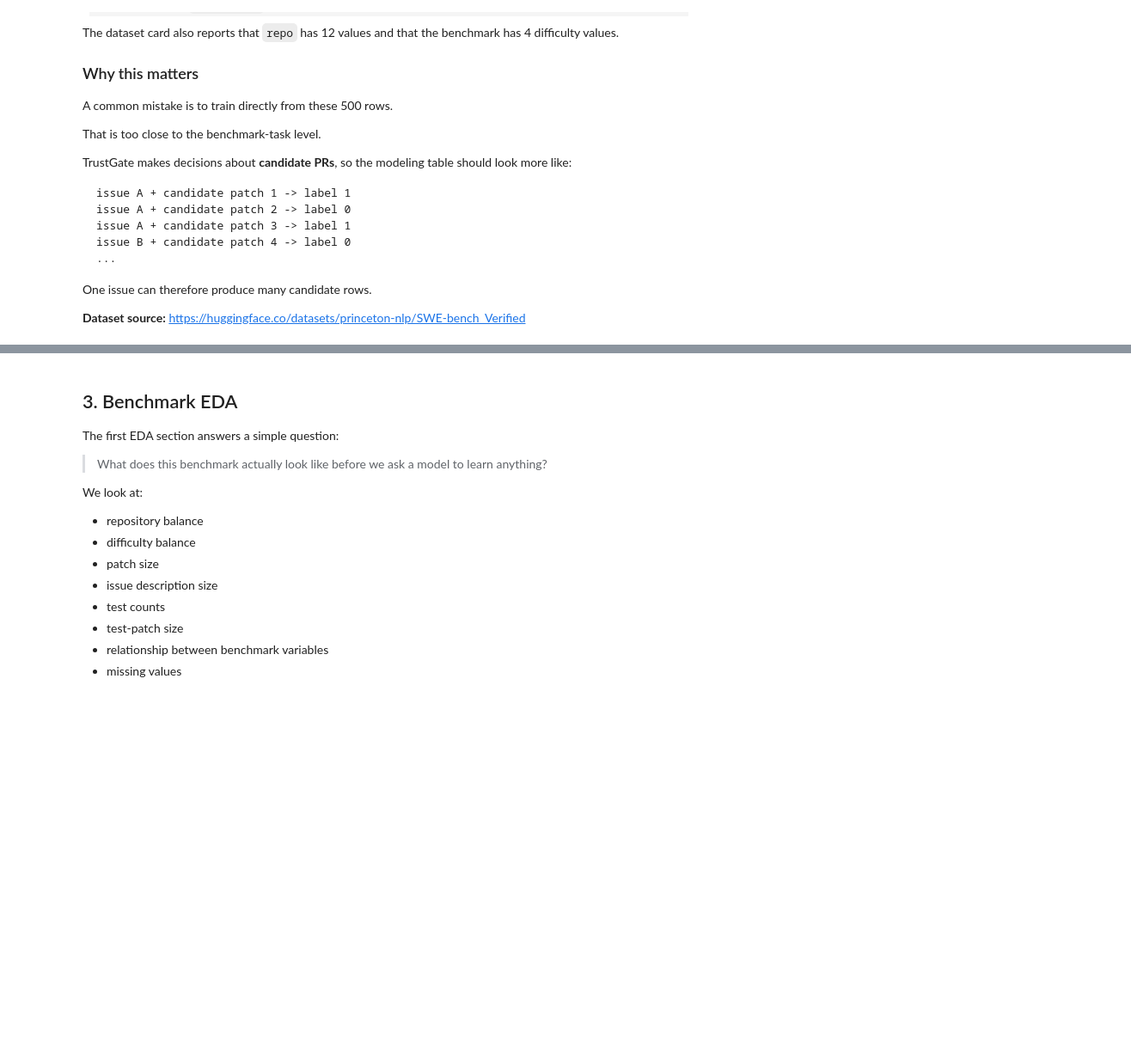
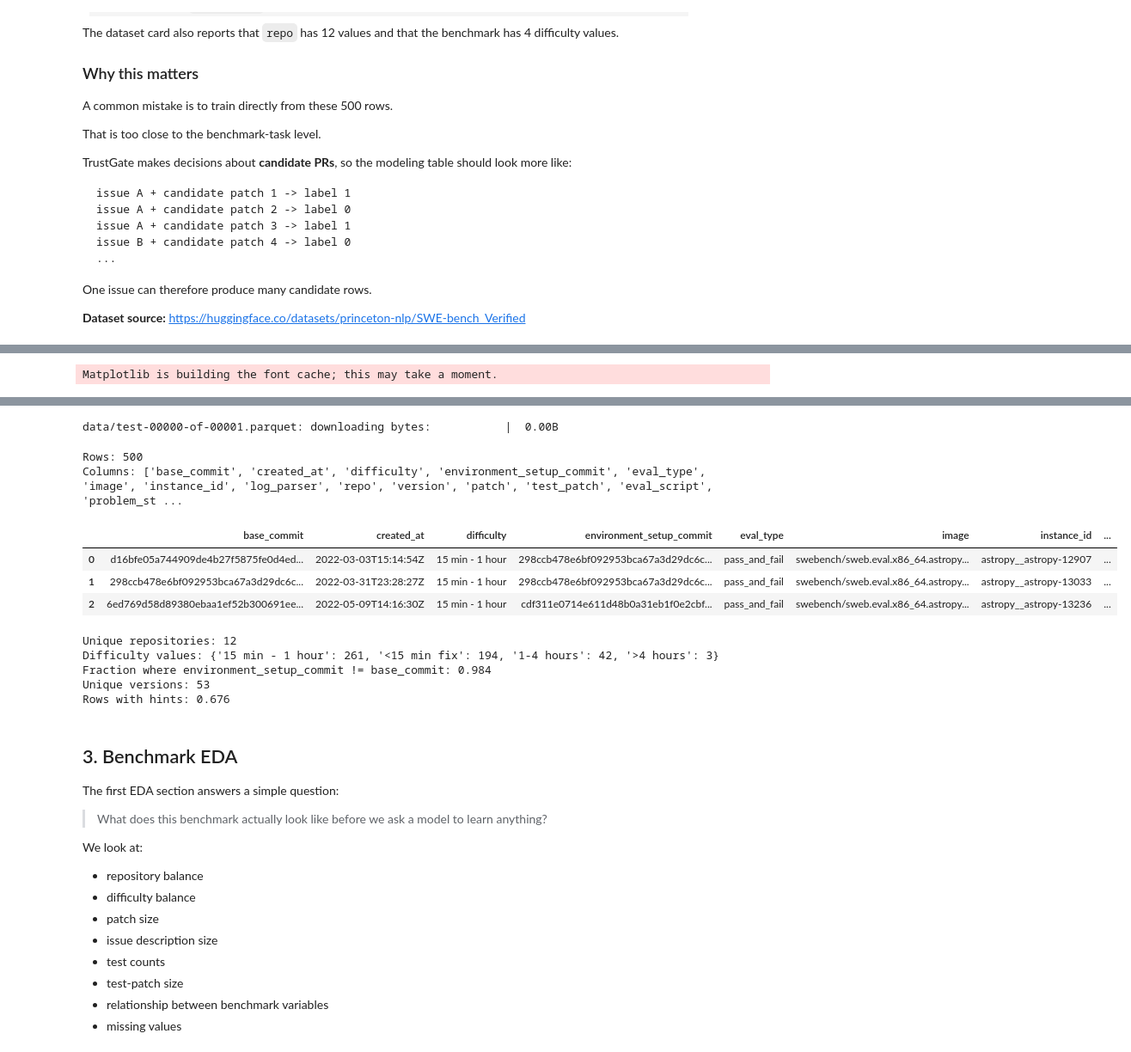
Before and after one commit to hatemphd/MLE_POC, a Jupyter notebook: TrustGate_SWEBench_PoC_ML_v3.ipynb, the cells around one changed output, grey strips where cells are left out. Shown at 86% size. Saved outputs shown, nothing was run; the diff lists cells and outputs as text; code cells hidden in the pictures; blank space fills up the shorter version.

```diff
--- a/TrustGate_SWEBench_PoC_ML_v3.ipynb
+++ b/TrustGate_SWEBench_PoC_ML_v3.ipynb
@@ -141,17 +172,31 @@ from datasets import load_dataset
 plt.rcParams["figure.figsize"] = (8, 5)
 plt.rcParams["axes.grid"] = True
 
-DATASET_NAME = "SWE-bench/SWE-bench_Verified"
+# Which SWE-bench variant to study. The pipeline reads the same variable, so
+# `TRUSTGATE_SPLIT=full ./run_pipeline.sh --split full` and this notebook agree.
+#   verified : 500 human-validated issues (default)
+#   full     : 2,294 issues, the complete test set
+#   lite     : 300 issues
+TRUSTGATE_SPLIT = os.environ.get("TRUSTGATE_SPLIT", "verified").lower()
+SPLIT_DATASETS = {
+    "verified": ("SWE-bench/SWE-bench_Verified", "princeton-nlp/SWE-bench_Verified"),
+    "full": ("SWE-bench/SWE-bench", "princeton-nlp/SWE-bench"),
+    "lite": ("SWE-bench/SWE-bench_Lite", "princeton-nlp/SWE-bench_Lite"),
+}
+DATASET_NAME, DATASET_FALLBACK = SPLIT_DATASETS[TRUSTGATE_SPLIT]
+print("Split:", TRUSTGATE_SPLIT, "->", DATASET_NAME)
 
 try:
     ds = load_dataset(DATASET_NAME, split="test")
 except Exception as official_error:
     # Compatibility with the original Princeton-hosted dataset card.
     print("Official SWE-bench dataset load failed:", official_error)
-    DATASET_NAME = "princeton-nlp/SWE-bench_Verified"
+    DATASET_NAME = DATASET_FALLBACK
     ds = load_dataset(DATASET_NAME, split="test")
 swe = ds.to_pandas()
 
 print("Rows:", len(swe))
 print("Columns:", swe.columns.tolist())
 display(swe.head(3))
+# %% [output]
+Matplotlib is building the font cache; this may take a moment.
@@ -158,3 +204,10 @@ display(swe.head(3))
+data/test-00000-of-00001.parquet: downloading bytes:           |  0.00B
+Rows: 500
+Columns: ['base_commit', 'created_at', 'difficulty', 'environment_setup_commit', 'eval_type', 'image', 'instance_id', 'log_parser', 'repo', 'version', 'patch', 'test_patch', 'eval_script', 'problem_st ...
+|  | base_commit | created_at | difficulty | environment_setup_commit | eval_type | image | instance_id | ... |
+| 0 | d16bfe05a744909de4b27f5875fe0d4ed... | 2022-03-03T15:14:54Z | 15 min - 1 hour | 298ccb478e6bf092953bca67a3d29dc6c... | pass_and_fail | swebench/sweb.eval.x86_64.astropy... | astropy__astropy-12907 | ... |
+| 1 | 298ccb478e6bf092953bca67a3d29dc6c... | 2022-03-31T23:28:27Z | 15 min - 1 hour | 298ccb478e6bf092953bca67a3d29dc6c... | pass_and_fail | swebench/sweb.eval.x86_64.astropy... | astropy__astropy-13033 | ... |
+| 2 | 6ed769d58d89380ebaa1ef52b300691ee... | 2022-05-09T14:16:30Z | 15 min - 1 hour | cdf311e0714e611d48b0a31eb1f0e2cbf... | pass_and_fail | swebench/sweb.eval.x86_64.astropy... | astropy__astropy-13236 | ... |
 # %%
 EXPECTED_COLUMNS = [
     "repo", "instance_id", "base_commit", "patch", "test_patch",
@@ -173,6 +226,12 @@ print(
 )
 print("Unique versions:", swe["version"].nunique())
 print("Rows with hints:", swe["hints_text"].fillna("").str.len().gt(0).mean())
+# %% [output]
+Unique repositories: 12
+Difficulty values: {'15 min - 1 hour': 261, '<15 min fix': 194, '1-4 hours': 42, '>4 hours': 3}
+Fraction where environment_setup_commit != base_commit: 0.984
+Unique versions: 53
+Rows with hints: 0.676
 # %% [markdown]
 ## 3. Benchmark EDA
 
```
Also changed, not shown: parts of 33 cells of this notebook, 21 other files.
